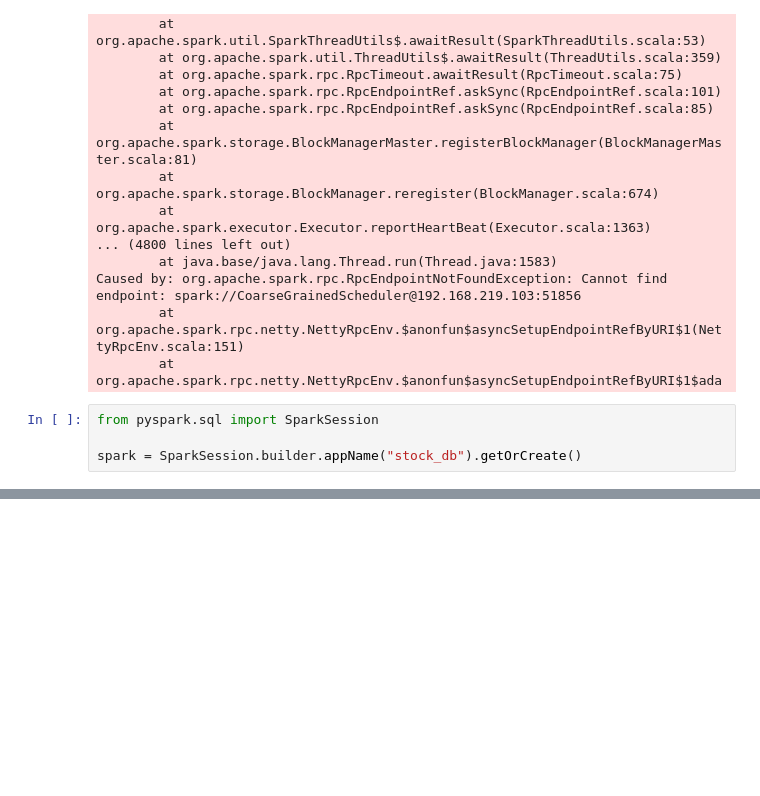
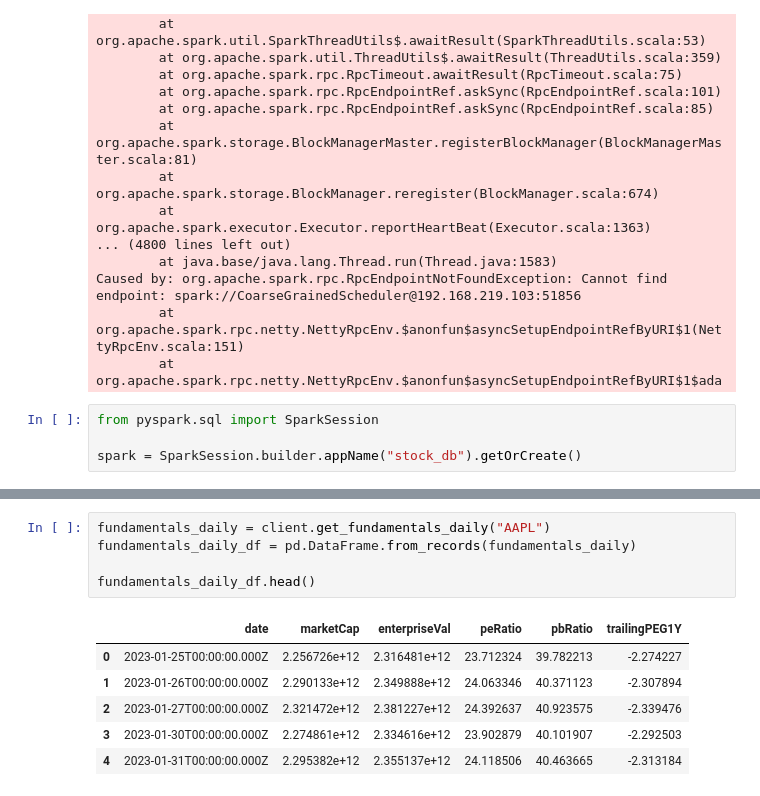
Before and after one commit to DevSmapy/Q-SEED, a Jupyter notebook: research/exploration.ipynb, the cells around one changed output, grey strips where cells are left out. Saved outputs shown, nothing was run; the diff lists cells and outputs as text; blank space fills up the shorter version.

```diff
--- a/research/exploration.ipynb
+++ b/research/exploration.ipynb
@@ -363,0 +427,12 @@ spark = SparkSession.builder.appName("stock_db").getOrCreate()
+# %%
+fundamentals_daily = client.get_fundamentals_daily("AAPL")
+fundamentals_daily_df = pd.DataFrame.from_records(fundamentals_daily)
+
+fundamentals_daily_df.head()
+# %% [output]
+|  | date | marketCap | enterpriseVal | peRatio | pbRatio | trailingPEG1Y |
+| 0 | 2023-01-25T00:00:00.000Z | 2.256726e+12 | 2.316481e+12 | 23.712324 | 39.782213 | -2.274227 |
+| 1 | 2023-01-26T00:00:00.000Z | 2.290133e+12 | 2.349888e+12 | 24.063346 | 40.371123 | -2.307894 |
+| 2 | 2023-01-27T00:00:00.000Z | 2.321472e+12 | 2.381227e+12 | 24.392637 | 40.923575 | -2.339476 |
+| 3 | 2023-01-30T00:00:00.000Z | 2.274861e+12 | 2.334616e+12 | 23.902879 | 40.101907 | -2.292503 |
+| 4 | 2023-01-31T00:00:00.000Z | 2.295382e+12 | 2.355137e+12 | 24.118506 | 40.463665 | -2.313184 |
```
Also changed, not shown: parts of 6 cells of this notebook.
